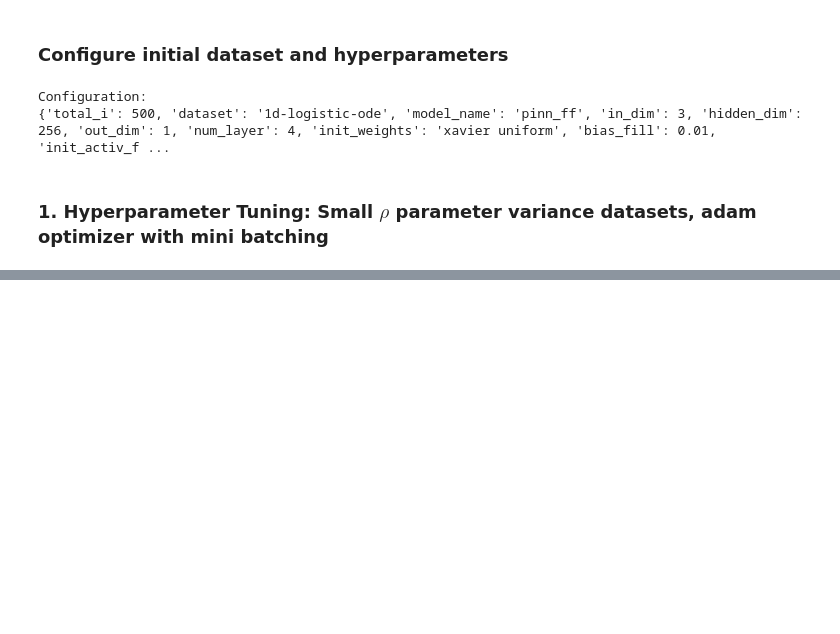
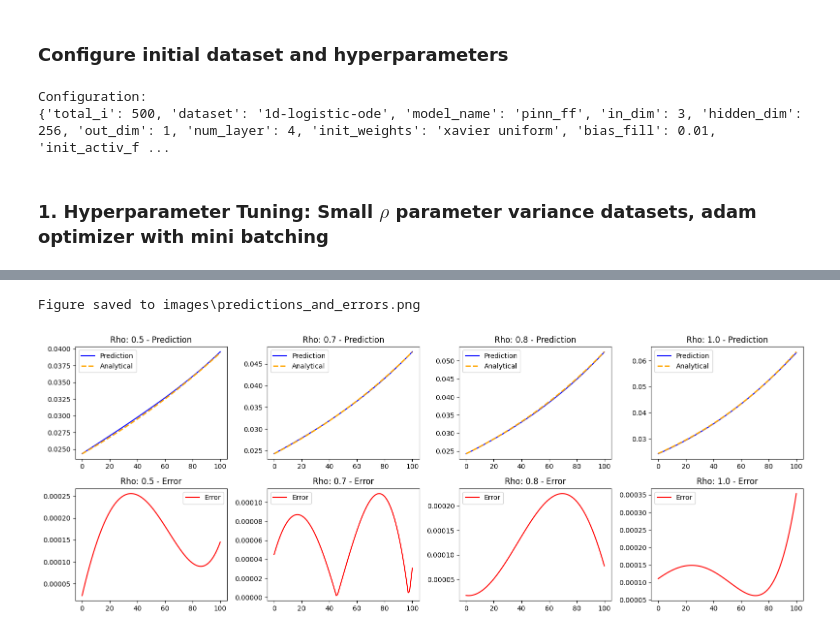
Before and after one commit to almasria/gnn_project, a Jupyter notebook: transfer_learning/1d_logistic_ode/tuning_and_generalization.ipynb, the cells around one changed output, grey strips where cells are left out. Drawn from its saved outputs; the diff is of its cells as text; code cells hidden in the pictures; blank space fills up the shorter version.

Commit message:
logistic growth tuning added, best model determined

```diff
--- a/transfer_learning/1d_logistic_ode/tuning_and_generalization.ipynb
+++ b/transfer_learning/1d_logistic_ode/tuning_and_generalization.ipynb
@@ -224,7 +231,7 @@ def run_training(config_dict, model, optim, dataset, rho_values, device):
 # %%
 def init_weights(m):
     if isinstance(m, nn.Linear):
-        torch.nn.init.xavier_uniform(m.weight)
+        torch.nn.init.xavier_uniform_(m.weight)
         m.bias.data.fill_(config.bias_fill)
 # %%
 # Define rho values
@@ -293,0 +322,11 @@ wandb: Using wandb-core as the SDK backend.  Please refer to https://wandb.me/wa
+# %%
+# %%
+from pathlib import Path
+
+base_dir = Path(".")  # Base directory for results
+images_dir = base_dir / "images"  # Subdirectory for images
+weights_dir = base_dir / "weights"  # Subdirectory for stored model
+
+# Create the directories if they don't exist
+images_dir.mkdir(parents=True, exist_ok=True)
+weights_dir.mkdir(parents=True, exist_ok=True)
@@ -293,0 +389,40 @@ wandb: Using wandb-core as the SDK backend.  Please refer to https://wandb.me/wa
+# %%
+# %%
+# Generate predictions and errors for plotting
+predictions = {}
+analytical_solutions = {}
+errors = {}
+
+for rho in rho_values:
+    # Get test points for the current rho
+    x_test, t_test, _ = dataset.get_test_points(rho)
+    rho_test = torch.full_like(x_test, rho).to(device)
+
+    # Compute analytical solution
+    u_analytical = dataset.analytical_solution(x_test, t_test, rho).cpu().detach().numpy().reshape(-1)
+
+    # Compute best model predictions
+    with torch.no_grad():
+        pred = best_model(x_test.to(device), t_test.to(device), rho_test.to(device))[:, 0:1]
+        pred = pred.cpu().detach().numpy().reshape(-1)
+
+    # Compute error
+    error = np.abs(u_analytical - pred)
+
+    # Store results
+    predictions[rho] = pred
+    analytical_solutions[rho] = u_analytical
+    errors[rho] = error
+
+# Plot predictions and errors
+plot_predictions_and_errors(
+    rho_values=rho_values,
+    predictions=predictions,
+    analytical_solutions=analytical_solutions,
+    errors=errors,
+    num_cols=4,
+    save_path=images_dir / "predictions_and_errors.png"
+)
+# %% [output]
+Figure saved to images\predictions_and_errors.png
+[figure, added]
```
Also changed, not shown: parts of 3 cells of this notebook, 12 other files.
